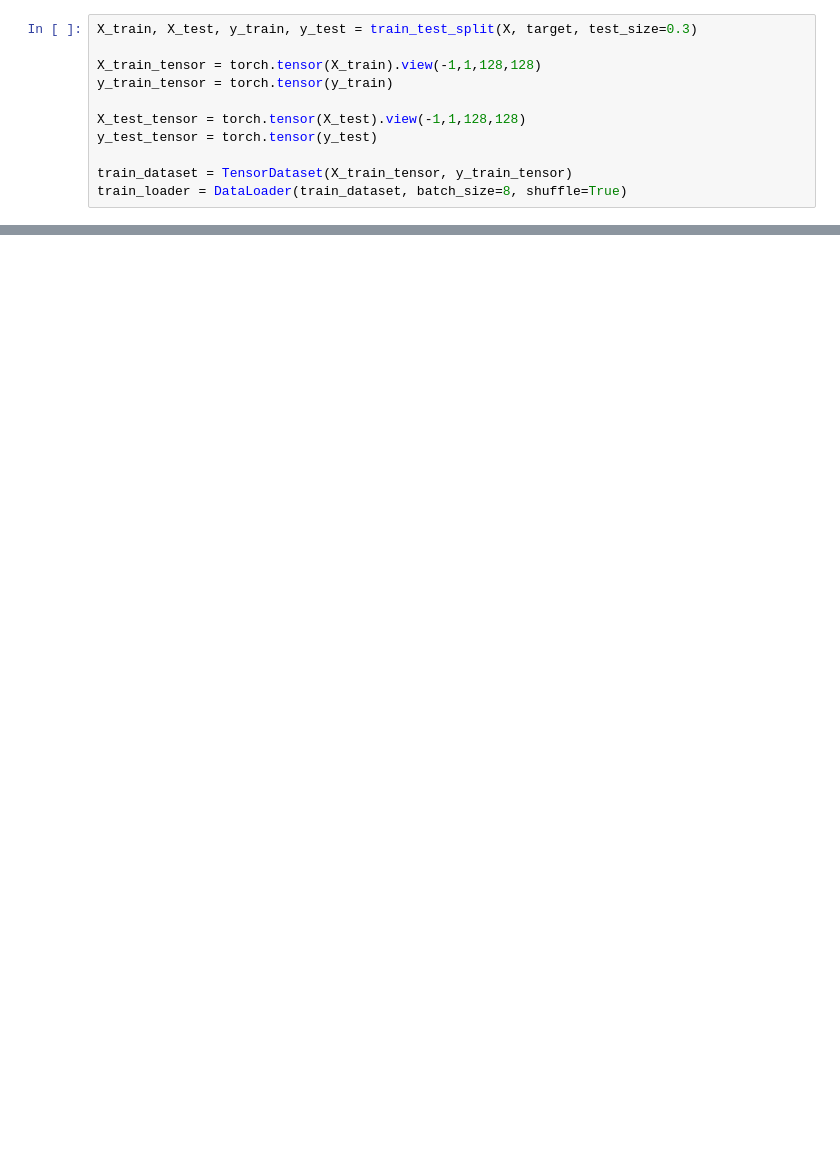
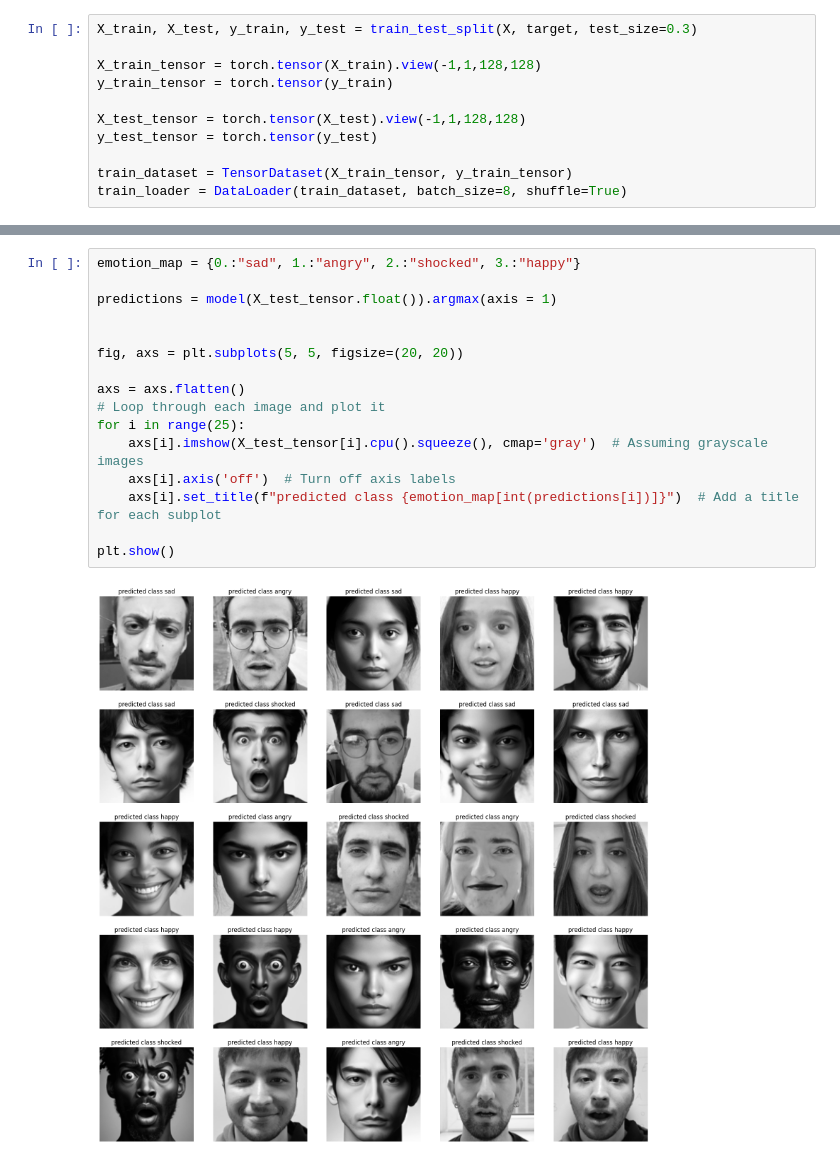
Before and after one commit to abdullahbilici/Emotion-Detection, a Jupyter notebook: src/model.ipynb, the cells around one changed output, grey strips where cells are left out. Cells and saved outputs as stored; diff of their text form; blank space fills up the shorter version.

Commit message:
applied model and tested it

```diff
--- a/src/model.ipynb
+++ b/src/model.ipynb
@@ -65,0 +135,18 @@ n_parameters
+# %%
+emotion_map = {0.:"sad", 1.:"angry", 2.:"shocked", 3.:"happy"}
+
+predictions = model(X_test_tensor.float()).argmax(axis = 1)
+
+
+fig, axs = plt.subplots(5, 5, figsize=(20, 20))
+
+axs = axs.flatten()
+# Loop through each image and plot it
+for i in range(25):
+    axs[i].imshow(X_test_tensor[i].cpu().squeeze(), cmap='gray')  # Assuming grayscale images
+    axs[i].axis('off')  # Turn off axis labels
+    axs[i].set_title(f"predicted class {emotion_map[int(predictions[i])]}")  # Add a title for each subplot
+
+plt.show()
+# %% [output]
+[figure, added]
```
Also changed, not shown: parts of 3 cells of this notebook.
